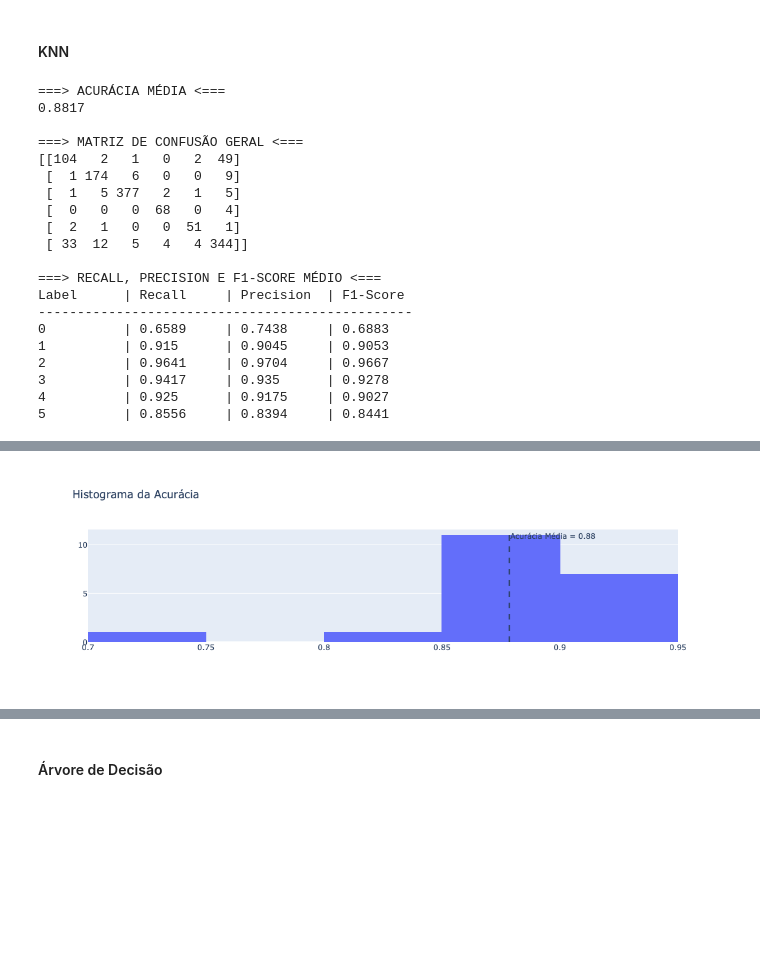
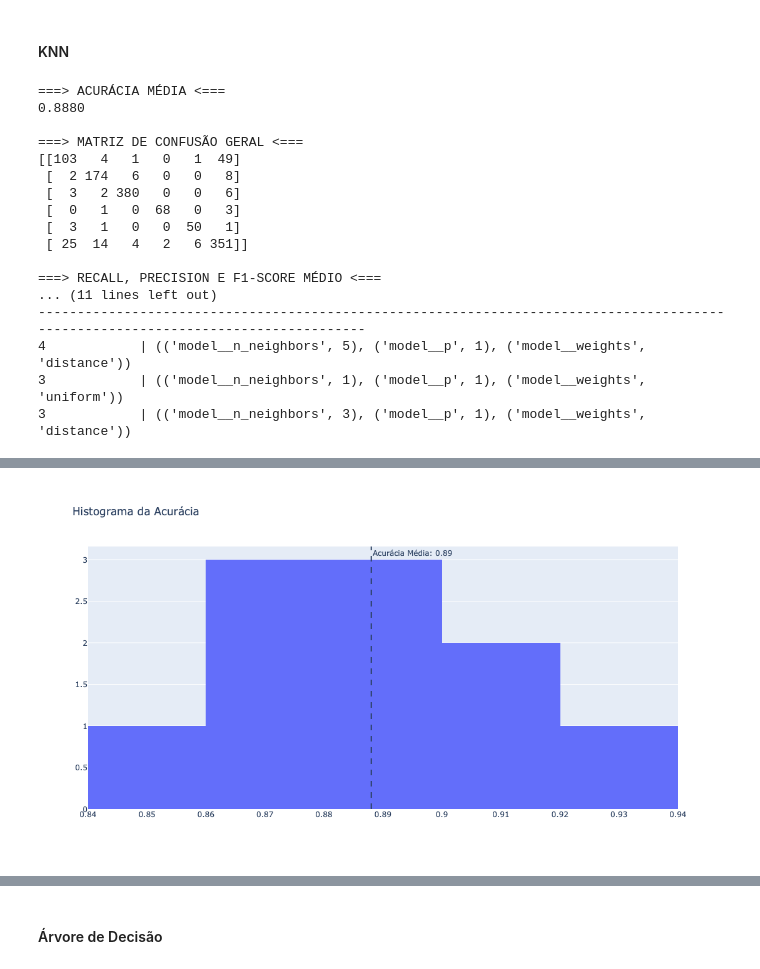
Before and after one commit to azzolinovarella/steel-plates-faults, a Jupyter notebook: notebooks/02-ModelTraining.ipynb, the cells around one changed output, grey strips where cells are left out. Drawn from its saved outputs; the diff is of its cells as text; code cells hidden in the pictures; blank space fills up the shorter version.

Commit message:
Funções atualizadas e código otimizado - começando definição dos grids de hp

```diff
--- a/notebooks/02-ModelTraining.ipynb
+++ b/notebooks/02-ModelTraining.ipynb
@@ -40,9 +43,11 @@ from sklearn.model_selection import GridSearchCV, StratifiedKFold
 # %% [markdown]
 ## Constantes e Sets
 # %%
-# PALETTE = "RdYlGn"
-PALETTE = "viridis"
+# PALETTE = 'RdYlGn'
+PALETTE = 'viridis'
 SEED = 42
+N_ITER = 10
+TRAINVAL_SPLITS = 5  # Ver se tudo bem!
 
 pd.set_option('display.max_columns', None)
 np.random.seed(SEED)
@@ -56,9 +61,10 @@ def generate_colors(num_colors):
 # %%
 def validate_model(model, X, y, param_grid, n_iter=10, n_trainval_splits=10):
     skf = StratifiedKFold(n_splits=n_iter, shuffle=True)   # Shuffle?
+    skf_folds = skf.split(X, y)
 
     runs_metrics = {}
-    for n, (trainval_idx, test_idx) in enumerate(skf.split(X, y)):
+    for n, (trainval_idx, test_idx) in enumerate(tqdm(skf_folds, total=n_iter)):
         X_trainval = X[trainval_idx]
         y_trainval = y[trainval_idx]
 
@@ -72,6 +78,7 @@ def validate_model(model, X, y, param_grid, n_iter=10, n_trainval_splits=10):
         model.fit(X_trainval, y_trainval)
 
         model_metrics = evaluate_model_performance(model, X_test, y_test)
+        model_metrics['best_params'] = best_params
         runs_metrics[n] = model_metrics
 
     runs_metrics = aggregate_run_metrics(runs_metrics)
@@ -138,6 +160,6 @@ def print_res(res):
 def plot_accuracies(accuracies):
     fig = go.Figure()
     fig.add_trace(go.Histogram(x=accuracies, nbinsx=5))
-    fig.add_vline(x=np.mean(accuracies), line_dash = 'dash', annotation_text = f'Acurácia Média = {np.mean(accuracies):.2f}')
-    fig.update_layout(title = "Histograma da Acurácia")
+    fig.add_vline(x=np.mean(accuracies), line_dash='dash', annotation_text=f'Acurácia Média: {np.mean(accuracies):.2f}')
+    fig.update_layout(title='Histograma da Acurácia', height=600)
     fig.show()
@@ -255,32 +265,35 @@ X.shape, y.shape
 # %% [markdown]
 #### KNN
 # %%
-knn_param_grid = {"model__n_neighbors": [1, 3, 5, 10]}
+knn_param_grid = {
+    'model__n_neighbors': [5, 1, 3, 10],
+    'model__p': [2, 1],
+    'model__weights': ['uniform', 'distance']
+}
 
-knn_model = Pipeline([('scaler', StandardScaler()) , ('model', KNeighborsClassifier(n_neighbors=5))])
-knn_res = validate_model(knn_model, X, y, knn_param_grid, n_iter=20, n_trainval_splits=10)
+knn_model = Pipeline([('scaler', StandardScaler()) , ('model', KNeighborsClassifier())])
+knn_res = validate_model(knn_model, X, y, knn_param_grid, n_iter=N_ITER, n_trainval_splits=TRAINVAL_SPLITS)
 print_res(knn_res)
 # %% [output]
 ===> ACURÁCIA MÉDIA <===
-0.8817
+0.8880
 
 ===> MATRIZ DE CONFUSÃO GERAL <===
-[[104   2   1   0   2  49]
- [  1 174   6   0   0   9]
- [  1   5 377   2   1   5]
- [  0   0   0  68   0   4]
- [  2   1   0   0  51   1]
- [ 33  12   5   4   4 344]]
+[[103   4   1   0   1  49]
+ [  2 174   6   0   0   8]
+ [  3   2 380   0   0   6]
+ [  0   1   0  68   0   3]
+ [  3   1   0   0  50   1]
+ [ 25  14   4   2   6 351]]
 
 ===> RECALL, PRECISION E F1-SCORE MÉDIO <===
-Label      | Recall     | Precision  | F1-Score
-------------------------------------------------
-0          | 0.6589     | 0.7438     | 0.6883
-1          | 0.915      | 0.9045     | 0.9053
-2          | 0.9641     | 0.9704     | 0.9667
-3          | 0.9417     | 0.935      | 0.9278
-4          | 0.925      | 0.9175     | 0.9027
-5          | 0.8556     | 0.8394     | 0.8441
+... (11 lines left out)
+----------------------------------------------------------------------------------------------------------------------------------
+4            | (('model__n_neighbors', 5), ('model__p', 1), ('model__weights', 'distance'))
+3            | (('model__n_neighbors', 1), ('model__p', 1), ('model__weights', 'uniform'))
+3            | (('model__n_neighbors', 3), ('model__p', 1), ('model__weights', 'distance'))
 # %%
-plot_accuracies(knn_res['accuracies'])
+knn_acc = knn_res['accuracies']
+
+plot_accuracies(knn_acc)
 # %% [output]
@@ -287,2 +301,2 @@ plot_accuracies(knn_res['accuracies'])
-[figure, old version]
+[figure, new version]
 # %%
```
Also changed, not shown: parts of 17 cells of this notebook.
